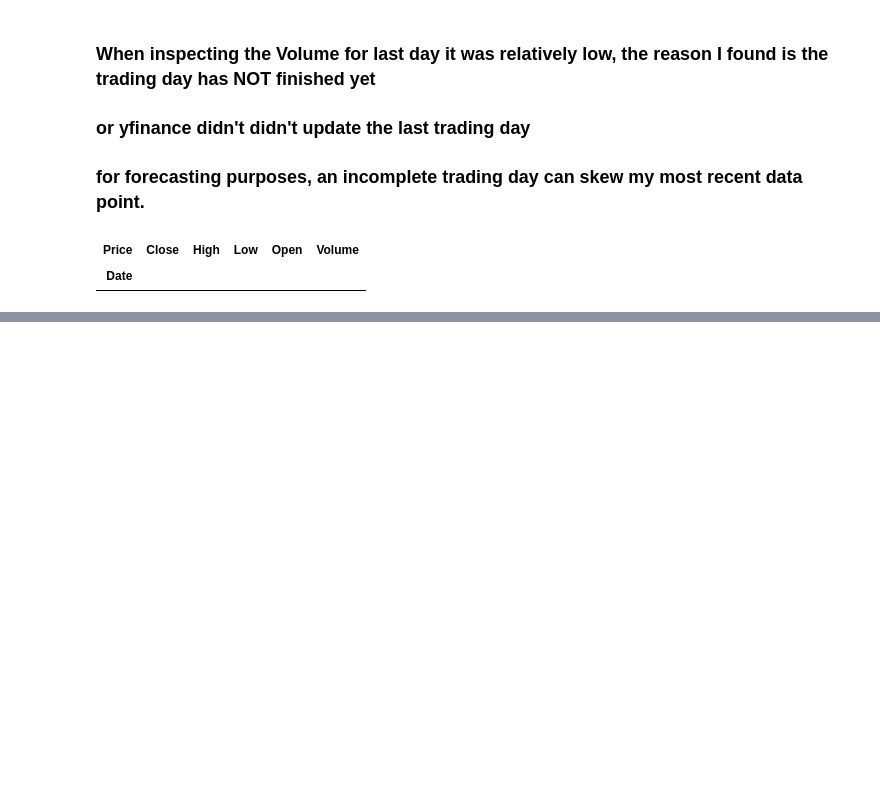
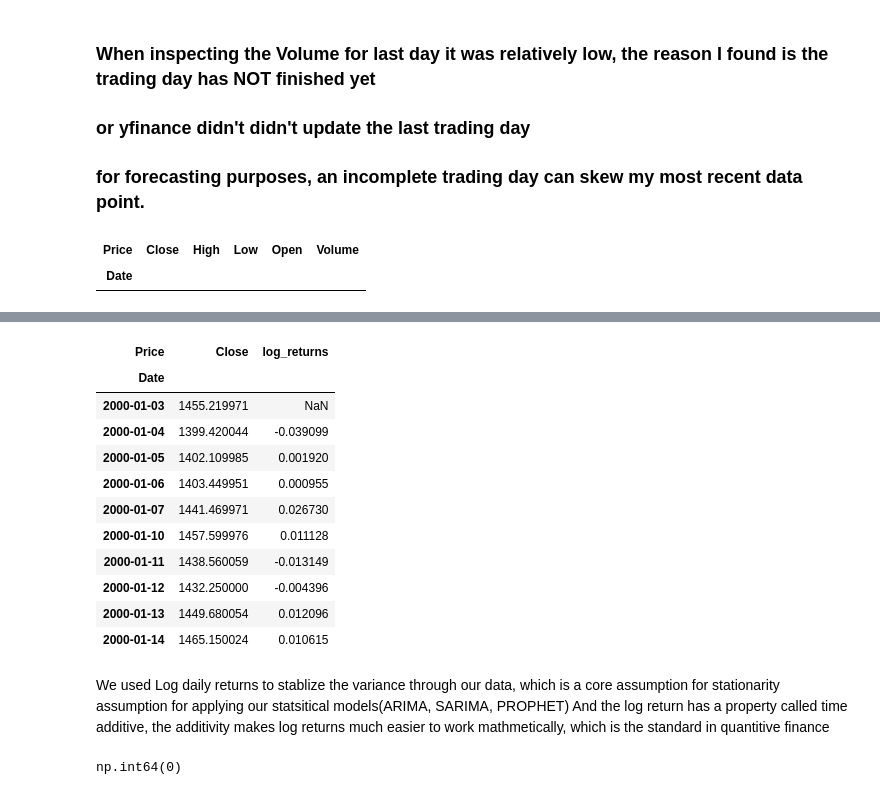
Before and after one commit to Mena-Beshara/sp500-market-intelligence, a Jupyter notebook: notebooks/01_eda.ipynb, the cells around one changed output, grey strips where cells are left out. Drawn from its saved outputs; the diff is of its cells as text; code cells hidden in the pictures; blank space fills up the shorter version.

```diff
--- a/notebooks/01_eda.ipynb
+++ b/notebooks/01_eda.ipynb
@@ -118,0 +128,34 @@ raw.tail()
+# %%
+# We create a new column and calculate the daily log Returns
+
+raw['log_returns'] = np.log(raw['Close']/ raw['Close'].shift(1))
+# %%
+# Double check our results
+
+raw[['Close', 'log_returns']].head(10)
+# %% [output]
+| Price | Close | log_returns |
+| Date |  |  |
+| 2000-01-03 | 1455.219971 | NaN |
+| 2000-01-04 | 1399.420044 | -0.039099 |
+| 2000-01-05 | 1402.109985 | 0.001920 |
+| 2000-01-06 | 1403.449951 | 0.000955 |
+| 2000-01-07 | 1441.469971 | 0.026730 |
+| 2000-01-10 | 1457.599976 | 0.011128 |
+| 2000-01-11 | 1438.560059 | -0.013149 |
+| 2000-01-12 | 1432.250000 | -0.004396 |
+| 2000-01-13 | 1449.680054 | 0.012096 |
+| 2000-01-14 | 1465.150024 | 0.010615 |
+# %% [markdown]
+We used Log daily returns to stablize the variance through our data, which is a core assumption for stationarity assumption
+for applying our statsitical models(ARIMA, SARIMA, PROPHET)
+And the log return has a property called time additive, the additivity makes log returns much easier to work mathmetically,
+which is the standard in quantitive finance
+# %%
+# I drop the first row as we can't compute daily returns for the first day of our data
+raw = raw.dropna(subset=['log_returns'])
+
+# To confirm that all NaN values dropped:
+raw['log_returns'].isna().sum()
+# %% [output]
+np.int64(0)
```
Also changed, not shown: parts of 9 cells of this notebook.
